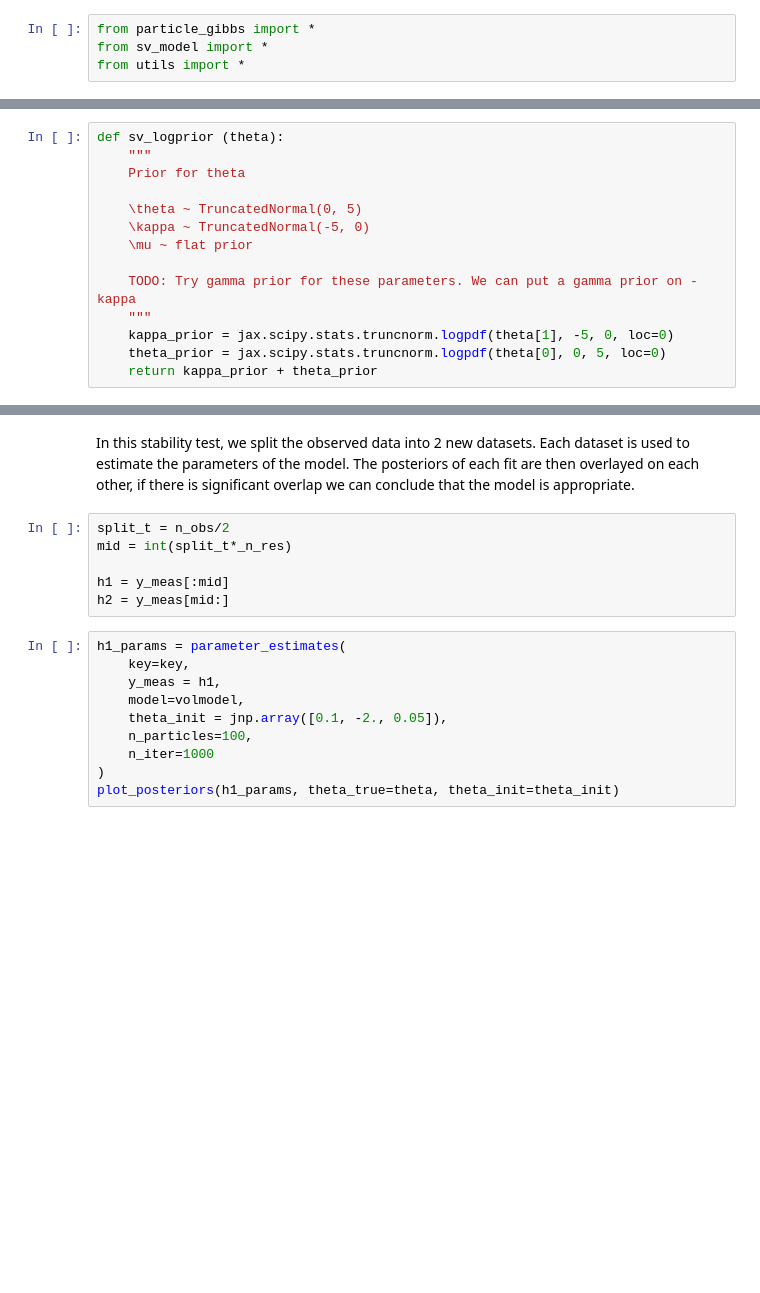
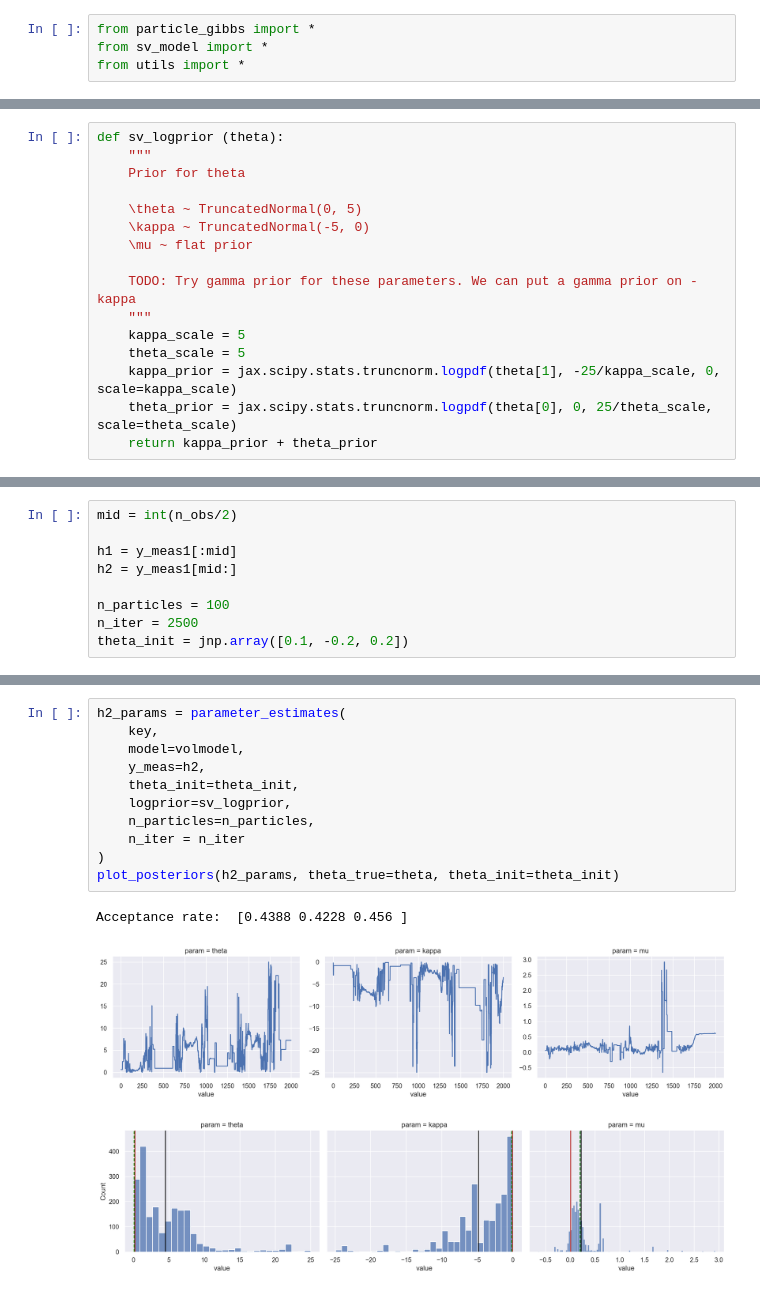
Before and after one commit to jramkiss/sv-stability-tests, a Jupyter notebook: Nymblom-Experiments.ipynb, the cells around one changed output, grey strips where cells are left out. Cells and saved outputs as stored; diff of their text form; blank space fills up the shorter version.

```diff
--- a/Nymblom-Experiments.ipynb
+++ b/Nymblom-Experiments.ipynb
@@ -96,6 +94,8 @@ def sv_logprior (theta):
 
     TODO: Try gamma prior for these parameters. We can put a gamma prior on -kappa
     """
-    kappa_prior = jax.scipy.stats.truncnorm.logpdf(theta[1], -5, 0, loc=0)
-    theta_prior = jax.scipy.stats.truncnorm.logpdf(theta[0], 0, 5, loc=0)
+    kappa_scale = 5
+    theta_scale = 5
+    kappa_prior = jax.scipy.stats.truncnorm.logpdf(theta[1], -25/kappa_scale, 0, scale=kappa_scale)
+    theta_prior = jax.scipy.stats.truncnorm.logpdf(theta[0], 0, 25/theta_scale, scale=theta_scale)
     return kappa_prior + theta_prior
@@ -181 +106,10 @@ Array([0.46, 0.5 , 0.5 ], dtype=float32)
+# %%
+mid = int(n_obs/2)
+
+h1 = y_meas1[:mid]
+h2 = y_meas1[mid:]
+
+n_particles = 100
+n_iter = 2500
+theta_init = jnp.array([0.1, -0.2, 0.2])
 # %%
@@ -195,18 +128,15 @@ Acceptance rate:  [0.432 0.466 0.448]
-# %% [markdown]
-In this stability test, we split the observed data into 2 new datasets. Each dataset is used to estimate the parameters of the model. The posteriors of each fit are then overlayed on each other, if there is significant overlap we can conclude that the model is appropriate.
-# %%
-split_t = n_obs/2
-mid = int(split_t*_n_res)
-
-h1 = y_meas[:mid]
-h2 = y_meas[mid:]
 # %%
-h1_params = parameter_estimates(
-    key=key,
-    y_meas = h1,
+h2_params = parameter_estimates(
+    key,
     model=volmodel,
-    theta_init = jnp.array([0.1, -2., 0.05]),
-    n_particles=100,
-    n_iter=1000
+    y_meas=h2,
+    theta_init=theta_init,
+    logprior=sv_logprior,
+    n_particles=n_particles,
+    n_iter = n_iter
 )
-plot_posteriors(h1_params, theta_true=theta, theta_init=theta_init)
+plot_posteriors(h2_params, theta_true=theta, theta_init=theta_init)
+# %% [output]
+Acceptance rate:  [0.4388 0.4228 0.456 ]
+[figure, added]
+[figure, added]
```
Also changed, not shown: parts of 10 cells of this notebook, 2 other files.
